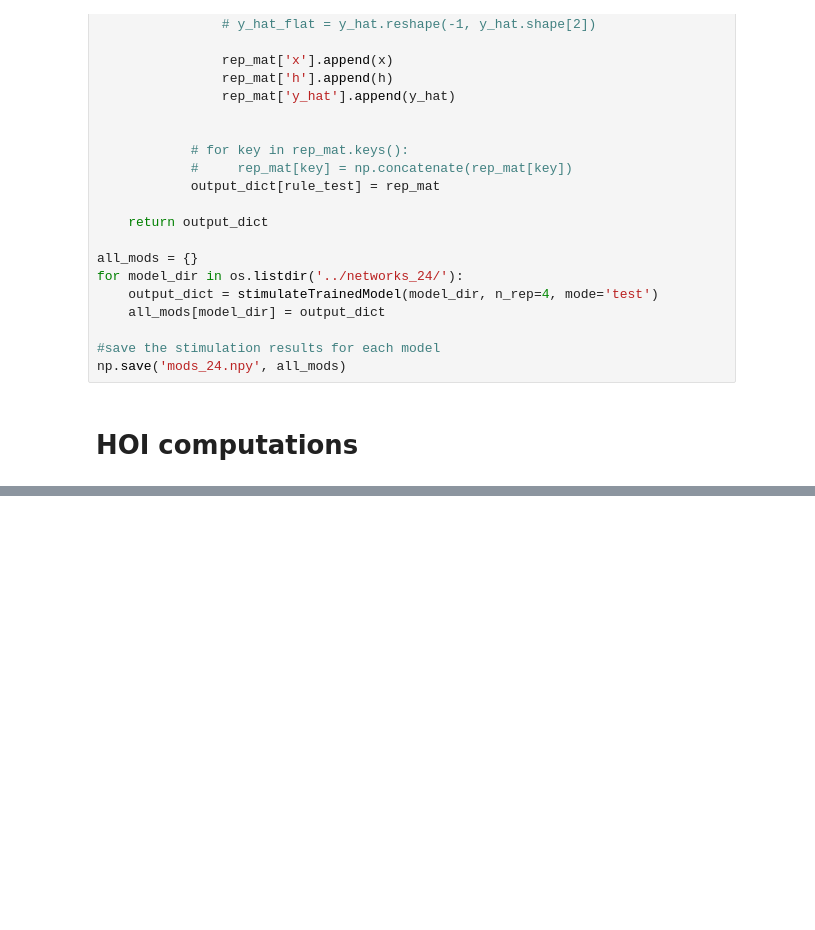
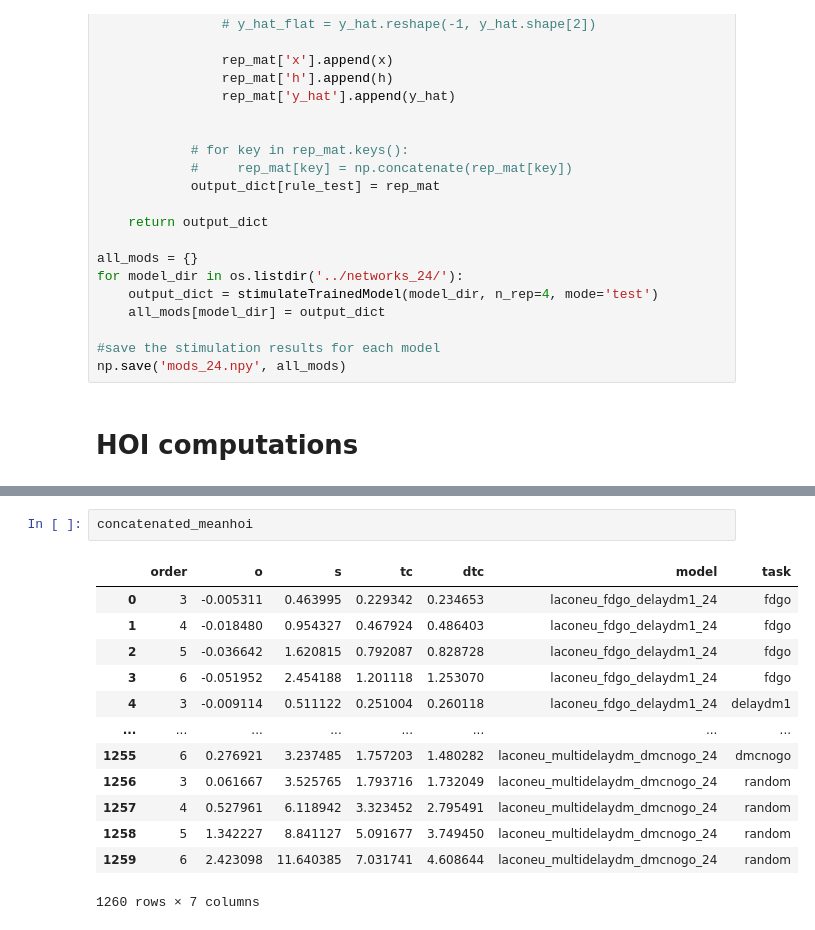
Before and after one commit to SalvadorCalanni/LACONEU25_group_project, a Jupyter notebook: Ori_repo_and_data/pipeline24.ipynb, the cells around one changed output, grey strips where cells are left out. Saved outputs shown, nothing was run; the diff lists cells and outputs as text; blank space fills up the shorter version.

```diff
--- a/Ori_repo_and_data/pipeline24.ipynb
+++ b/Ori_repo_and_data/pipeline24.ipynb
@@ -175,0 +178,16 @@ concatenated_meanhoi.to_csv('concatenated_meanhoi_trimmed_24.csv')
+# %%
+concatenated_meanhoi
+# %% [output]
+|  | order | o | s | tc | dtc | model | task |
+| 0 | 3 | -0.005311 | 0.463995 | 0.229342 | 0.234653 | laconeu_fdgo_delaydm1_24 | fdgo |
+| 1 | 4 | -0.018480 | 0.954327 | 0.467924 | 0.486403 | laconeu_fdgo_delaydm1_24 | fdgo |
+| 2 | 5 | -0.036642 | 1.620815 | 0.792087 | 0.828728 | laconeu_fdgo_delaydm1_24 | fdgo |
+| 3 | 6 | -0.051952 | 2.454188 | 1.201118 | 1.253070 | laconeu_fdgo_delaydm1_24 | fdgo |
+| 4 | 3 | -0.009114 | 0.511122 | 0.251004 | 0.260118 | laconeu_fdgo_delaydm1_24 | delaydm1 |
+| ... | ... | ... | ... | ... | ... | ... | ... |
+| 1255 | 6 | 0.276921 | 3.237485 | 1.757203 | 1.480282 | laconeu_multidelaydm_dmcnogo_24 | dmcnogo |
+| 1256 | 3 | 0.061667 | 3.525765 | 1.793716 | 1.732049 | laconeu_multidelaydm_dmcnogo_24 | random |
+| 1257 | 4 | 0.527961 | 6.118942 | 3.323452 | 2.795491 | laconeu_multidelaydm_dmcnogo_24 | random |
+| 1258 | 5 | 1.342227 | 8.841127 | 5.091677 | 3.749450 | laconeu_multidelaydm_dmcnogo_24 | random |
+| 1259 | 6 | 2.423098 | 11.640385 | 7.031741 | 4.608644 | laconeu_multidelaydm_dmcnogo_24 | random |
+1260 rows × 7 columns
```
Also changed, not shown: parts of 7 cells of this notebook.
